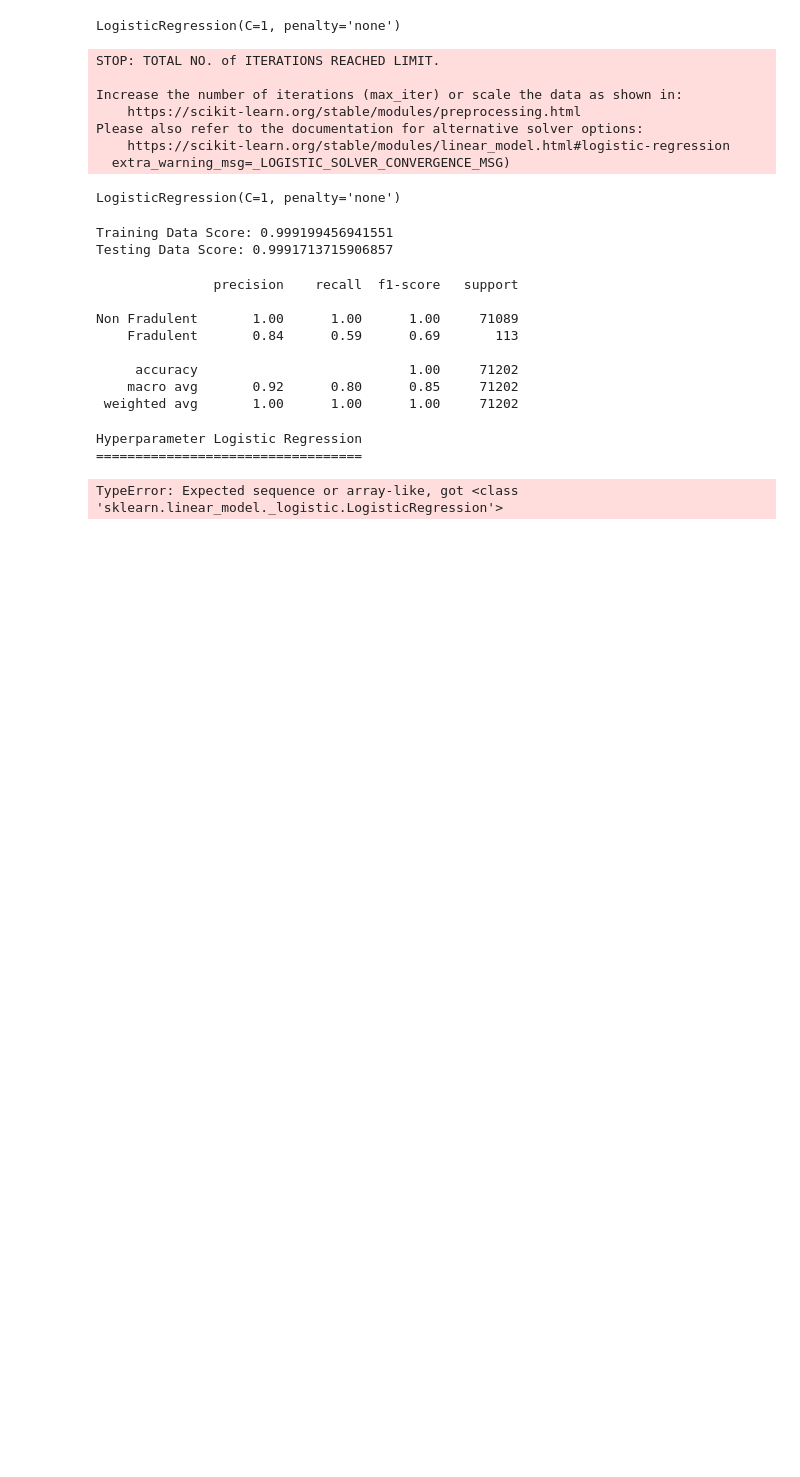
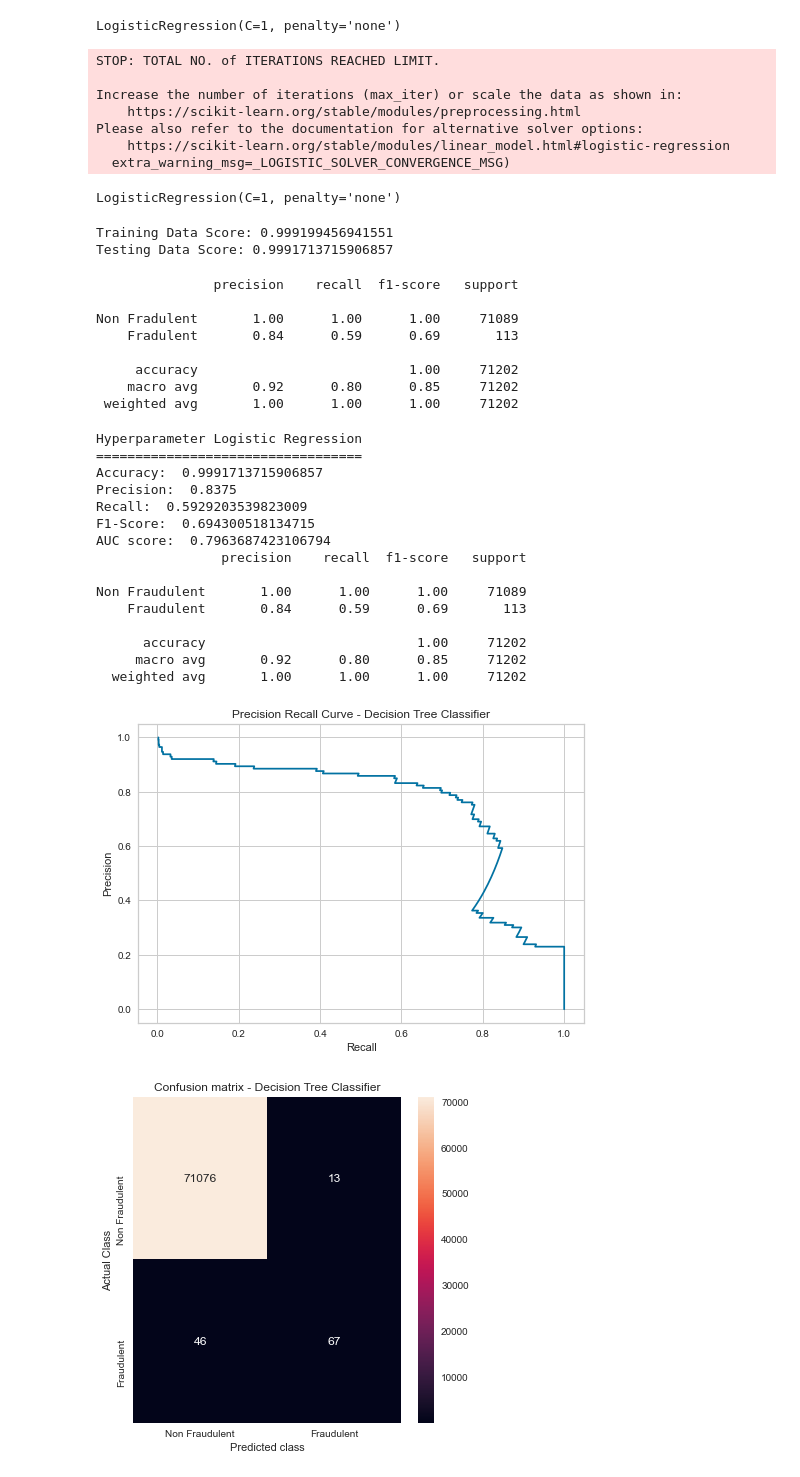
Before and after one commit to cdalsania/Credit_Card_Fraud_Detection, a Jupyter notebook: ml_models/LogisticRegressionModel.ipynb, the cells around one changed output. Drawn from its saved outputs; the diff is of its cells as text; code cells hidden in the pictures; blank space fills up the shorter version.

Commit message:
hyperparameter model

```diff
--- a/ml_models/LogisticRegressionModel.ipynb
+++ b/ml_models/LogisticRegressionModel.ipynb
@@ -384,27 +384,41 @@ Non Fradulent       1.00      1.00      1.00     71089
 # %%
 print("Hyperparameter Logistic Regression")
 print("==================================")
-print("Accuracy: ",accuracy_score(y_test.flatten(), hypertunedLogisticRegressionModel))
-print("Precision: ",precision_score(y_test.flatten(), hypertunedLogisticRegressionModel))
-print("Recall: ",recall_score(y_test.flatten(), hypertunedLogisticRegressionModel))
-print("F1-Score: ",f1_score(y_test.flatten(), hypertunedLogisticRegressionModel))
-print("AUC score: ",roc_auc_score(y_test.flatten(), hypertunedLogisticRegressionModel))
-print(classification_report(y_test.flatten(), hypertunedLogisticRegressionModel,
+print("Accuracy: ",accuracy_score(y_test.flatten(), hypertunedLogisticRegressionModelPredictions))
+print("Precision: ",precision_score(y_test.flatten(), hypertunedLogisticRegressionModelPredictions))
+print("Recall: ",recall_score(y_test.flatten(), hypertunedLogisticRegressionModelPredictions))
+print("F1-Score: ",f1_score(y_test.flatten(), hypertunedLogisticRegressionModelPredictions))
+print("AUC score: ",roc_auc_score(y_test.flatten(), hypertunedLogisticRegressionModelPredictions))
+print(classification_report(y_test.flatten(), hypertunedLogisticRegressionModelPredictions,
                             target_names=["Non Fraudulent", "Fraudulent"]))
 p, r, t = precision_recall_curve(y_test.flatten(), hypertunedLogisticRegressionModelPredictProba)
 plt.plot(p, r)
 plt.xlabel('Recall')
 plt.ylabel('Precision')
 plt.title('Precision Recall Curve - Decision Tree Classifier')
-confusionMatrix = confusion_matrix(y_test.flatten(), hypertunedLogisticRegressionModel)
+confusionMatrix = confusion_matrix(y_test.flatten(), hypertunedLogisticRegressionModelPredictions)
 plt.figure(figsize =(6, 6))
 sns.heatmap(confusionMatrix, xticklabels = ['Non Fraudulent', 'Fraudulent'],
             yticklabels = ['Non Fraudulent', 'Fraudulent'], annot = True, fmt ="d");
 plt.title("Confusion matrix - Decision Tree Classifier")
 plt.ylabel('Actual Class')
 plt.xlabel('Predicted class')
 plt.show()
 # %% [output]
 Hyperparameter Logistic Regression
 ==================================
+Accuracy:  0.9991713715906857
+Precision:  0.8375
+Recall:  0.5929203539823009
+F1-Score:  0.694300518134715
+AUC score:  0.7963687423106794
+                precision    recall  f1-score   support
+
+Non Fraudulent       1.00      1.00      1.00     71089
+    Fraudulent       0.84      0.59      0.69       113
+
+      accuracy                           1.00     71202
+     macro avg       0.92      0.80      0.85     71202
+  weighted avg       1.00      1.00      1.00     71202
-TypeError: Expected sequence or array-like, got <class 'sklearn.linear_model._logistic.LogisticRegression'>
+[figure, added]
+[figure, added]
```
